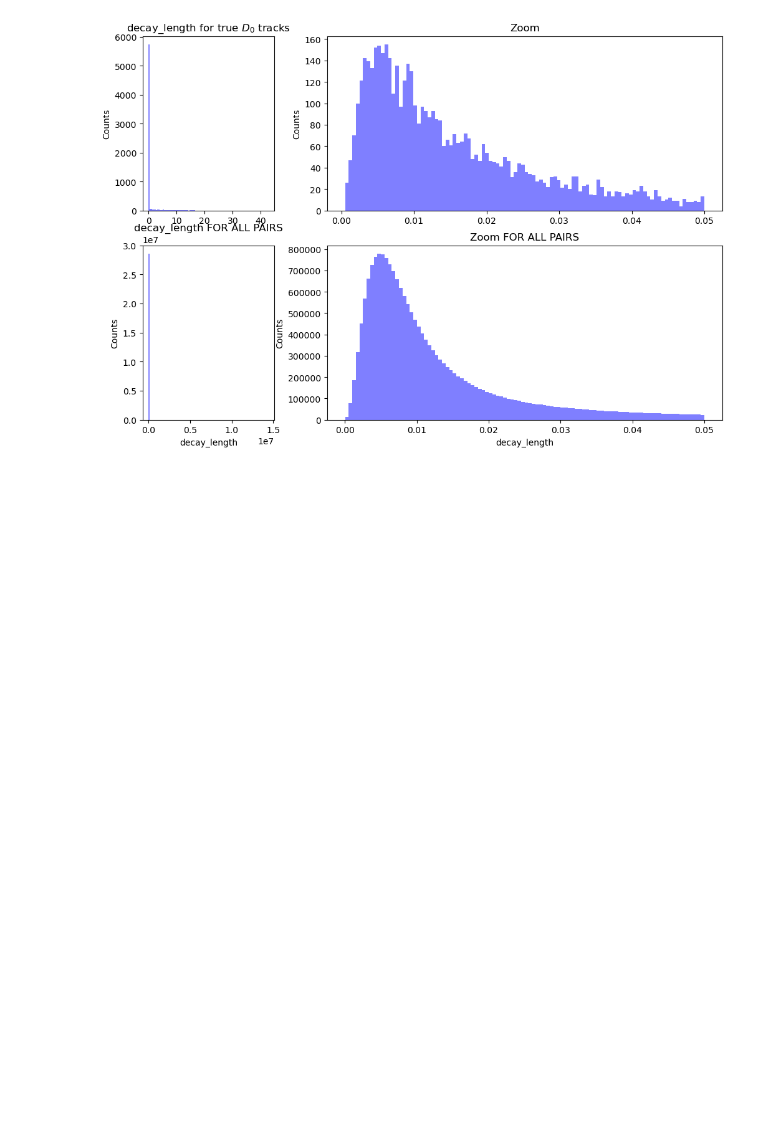
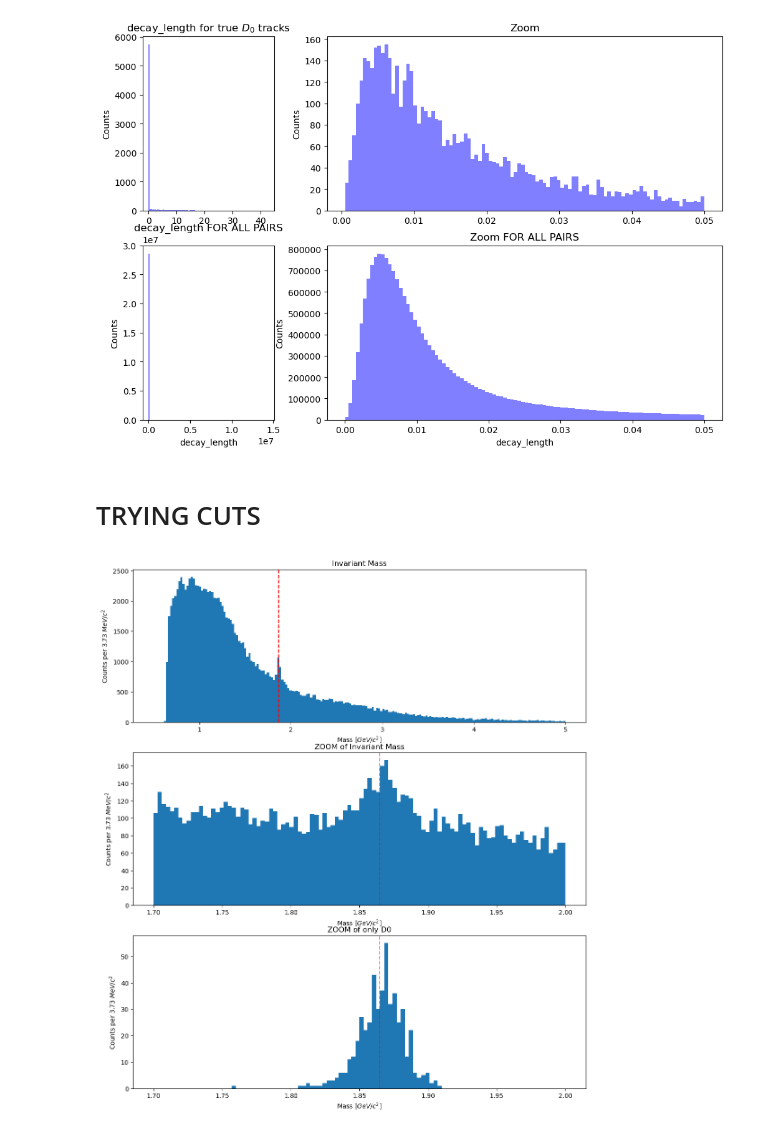
Before and after one commit to LeoPi314/LCPB_Project, a Jupyter notebook: MC_cut_analysis.ipynb, the cells around one changed output. Saved outputs shown, nothing was run; the diff lists cells and outputs as text; code cells hidden in the pictures; blank space fills up the shorter version.

```diff
--- a/MC_cut_analysis.ipynb
+++ b/MC_cut_analysis.ipynb
@@ -625,3 +627,68 @@ del data
 # %% [output]
 With the cut at 0.05 we keep 80.77% of original D_0s
 [figure]
+# %% [markdown]
+# TRYING CUTS
+# %%
+# APPLYING CUTS:
+data1 = final_results.loc[
+    (final_results['neg_TOFka'] > -5) & (final_results['neg_TOFka'] < 5) &
+    (final_results['neg_TPCka'] > -2) & (final_results['neg_TPCka'] < 2) &
+    (final_results['pt'] > 2) & (final_results['pt'] < 4) &
+    (final_results['cos_pointing'] > 0.95),
+    'inv_mass'   # chosen column
+].values
+
+data2 = final_results.loc[
+    (final_results['neg_TOFka'] > -5) & (final_results['neg_TOFka'] < 5) &
+    (final_results['neg_TPCka'] > -2) & (final_results['neg_TPCka'] < 2) &
+    (final_results['pt'] > 2) & (final_results['pt'] < 4) &
+    (final_results['cos_pointing'] > 0.95),
+    'anti_mass'   # chosen column
+].values
+
+data = np.concatenate( [data1, data2] )
+# %%
+MIN_MASS, MAX_MASS = 0.8*m_d0, 1.2*m_d0
+N_BINS = 200
+
+num_of_plots = 3
+fig, axs = plt.subplots( num_of_plots, 1, figsize=(13,5*num_of_plots)  )
+
+# GLOBAL PLOT
+axs[0].hist( data, bins=N_BINS, range=(0.5, 5))
+axs[0].axvline(x=m_d0, color="red", ls='--')
+axs[0].set_xlabel("Mass [$GeV/c^2$]")
+axs[0].set_ylabel(f"Counts per {((MAX_MASS-MIN_MASS)/N_BINS)*1000:.2f} $MeV/c^2$")
+axs[0].set_title("Invariant Mass")
+#axs[0].set_xticks( np.arange(0, 8) )
+
+# ZOOM OF GLOBAL PLOT
+axs[1].hist( data, bins=100, range=(1.7, 2))
+axs[1].axvline(x=m_d0, color="red", ls='--', alpha=0.5)
+axs[1].set_xlabel("Mass [$GeV/c^2$]")
+axs[1].set_ylabel(f"Counts per {((MAX_MASS-MIN_MASS)/N_BINS)*1000:.2f} $MeV/c^2$")
+axs[1].set_title("ZOOM of Invariant Mass")
+#axs[1].set_xticks( np.arange(0, 8) )
+
+data1 = final_results.loc[
+    mask_true_d0 &
+    (final_results['neg_TOFka'] > -8) & (final_results['neg_TOFka'] < 8) &
+    (final_results['neg_TPCka'] > -2.5) & (final_results['neg_TPCka'] < 2.5) &
+    (final_results['pt'] > 2) & (final_results['pt'] < 4) &
+    (final_results['cos_pointing'] > 0.95),
+    'inv_mass'   # chosen column
+].values
+
+# ZOOM OF GLOBAL PLOT
+axs[2].hist( data1, bins=100, range=(1.7, 2))
+axs[2].axvline(x=m_d0, color="red", ls='--', alpha=0.5)
+axs[2].set_xlabel("Mass [$GeV/c^2$]")
+axs[2].set_ylabel(f"Counts per {((MAX_MASS-MIN_MASS)/N_BINS)*1000:.2f} $MeV/c^2$")
+axs[2].set_title("ZOOM of only D0")
+#axs[1].set_xticks( np.arange(0, 8) )
+
+#plt.savefig("D0_Mass_MC.png")
+plt.show()
+# %% [output]
+[figure, added]
```
Also changed, not shown: parts of 6 cells of this notebook.
